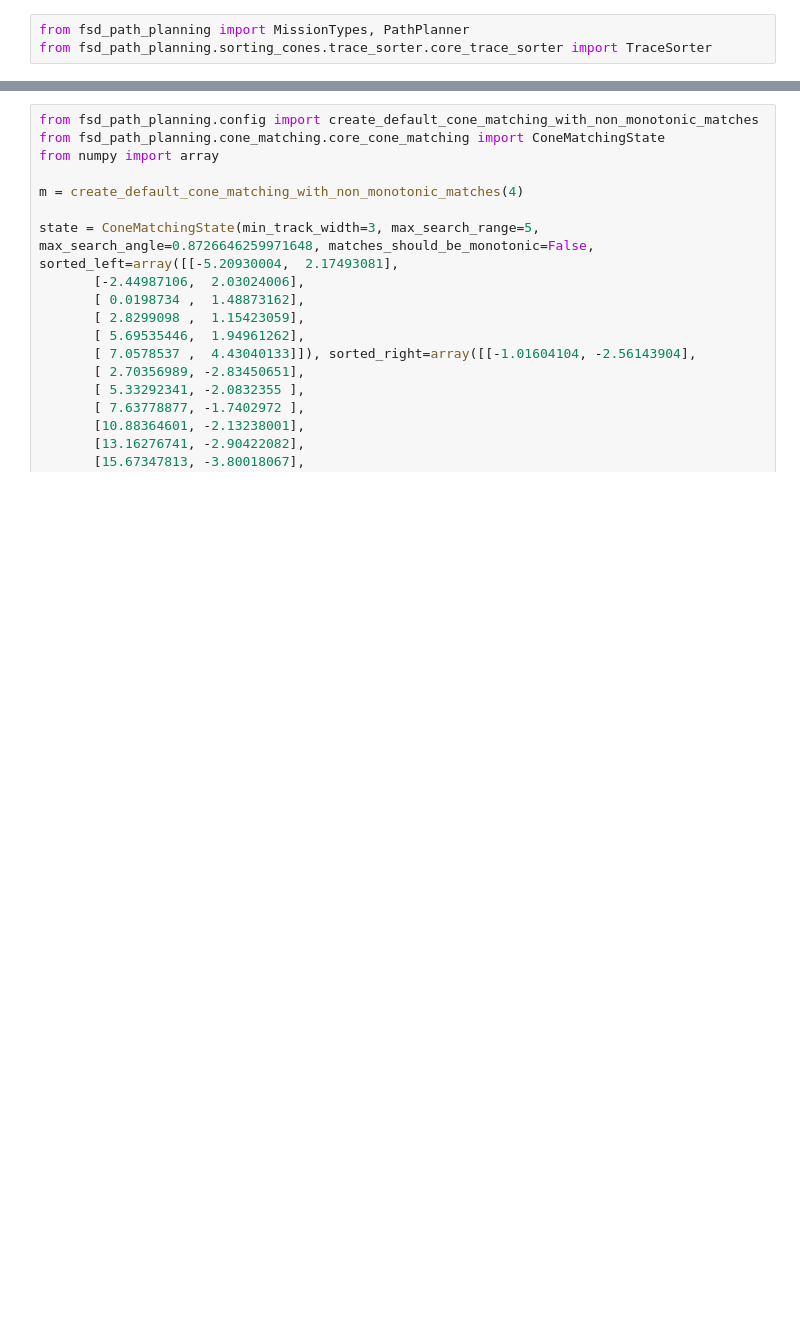
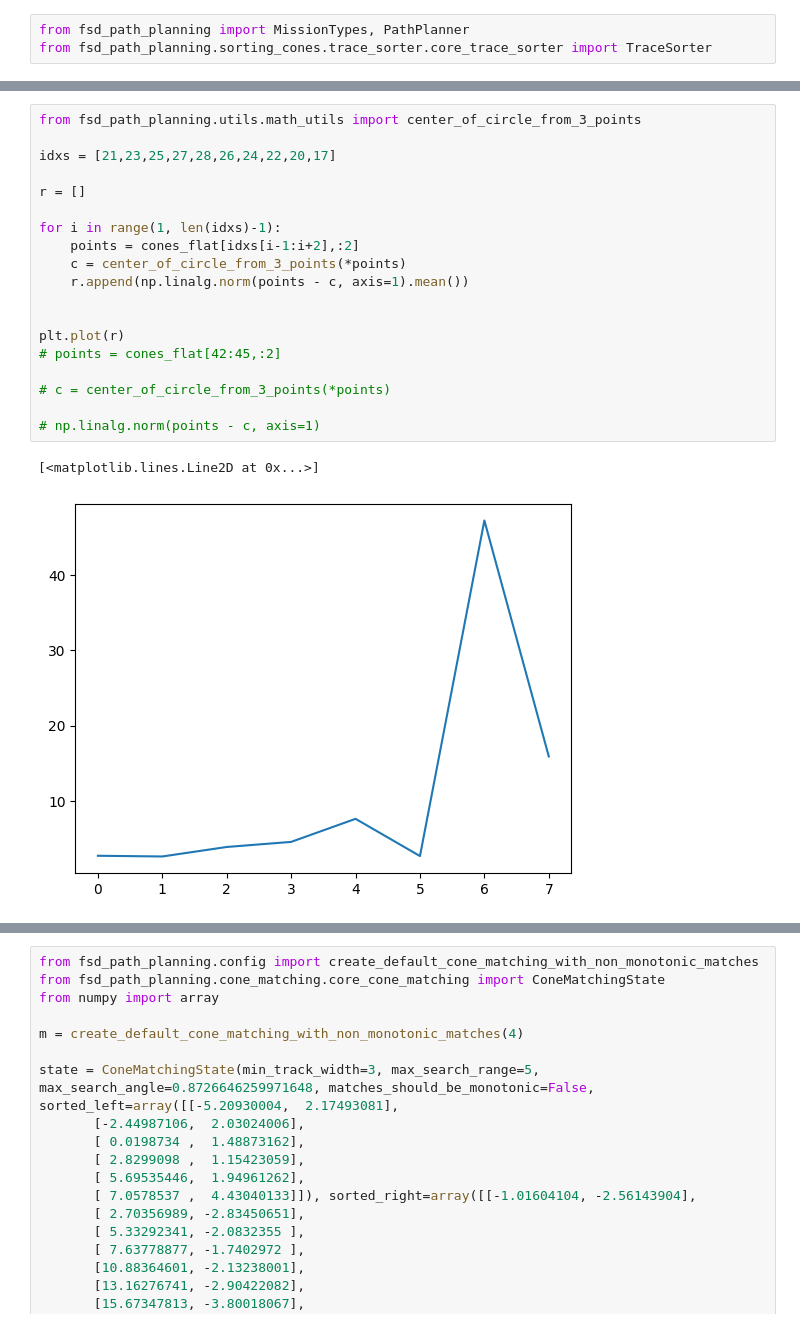
Before and after one commit to papalotis/ft-fsd-path-planning, a Jupyter notebook: t.ipynb, the cells around one changed output, grey strips where cells are left out. Saved outputs shown, nothing was run; the diff lists cells and outputs as text; blank space fills up the shorter version.

```diff
--- a/t.ipynb
+++ b/t.ipynb
@@ -144,0 +166,22 @@ array([False])
+# %%
+from fsd_path_planning.utils.math_utils import center_of_circle_from_3_points
+
+idxs = [21,23,25,27,28,26,24,22,20,17]
+
+r = []
+
+for i in range(1, len(idxs)-1):
+    points = cones_flat[idxs[i-1:i+2],:2]
+    c = center_of_circle_from_3_points(*points)
+    r.append(np.linalg.norm(points - c, axis=1).mean())
+
+
+plt.plot(r)
+# points = cones_flat[42:45,:2]
+
+# c = center_of_circle_from_3_points(*points)
+
+# np.linalg.norm(points - c, axis=1)
+# %% [output]
+[<matplotlib.lines.Line2D at 0x...>]
+[figure, added]
```
Also changed, not shown: parts of 24 cells of this notebook, 15 other files.
